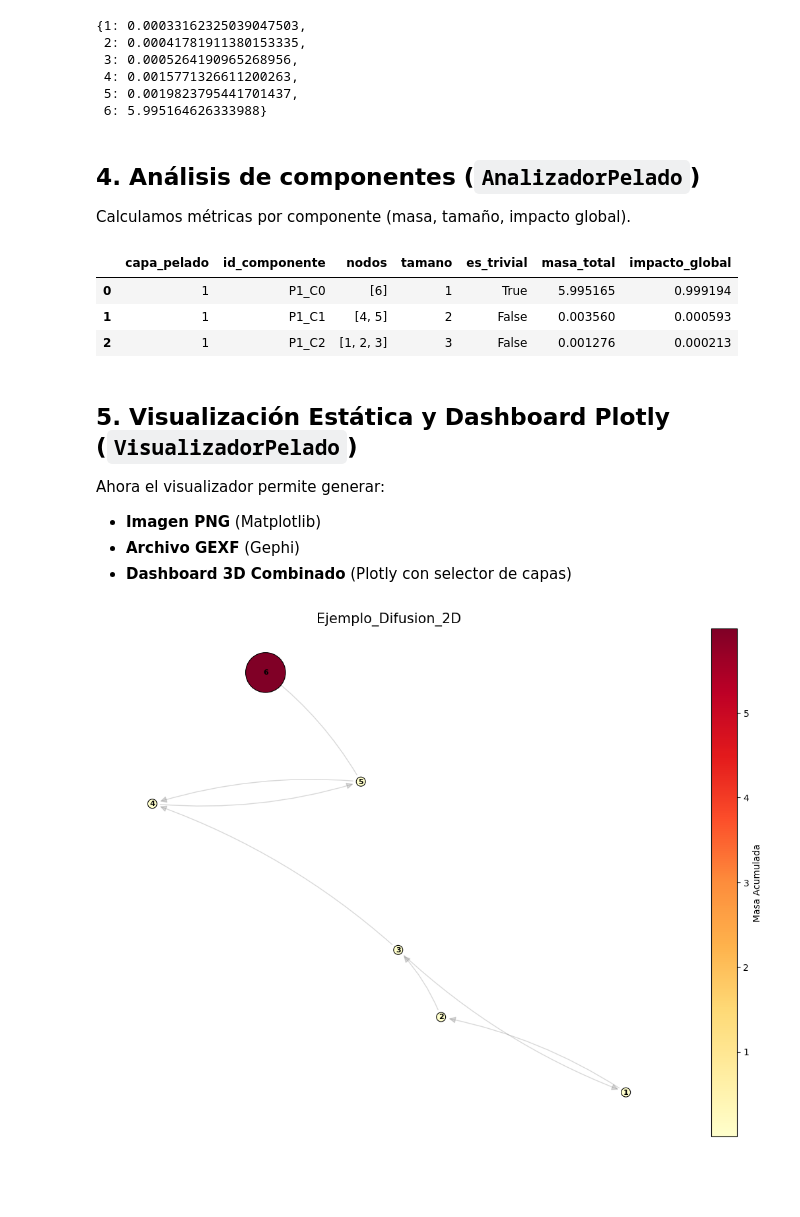
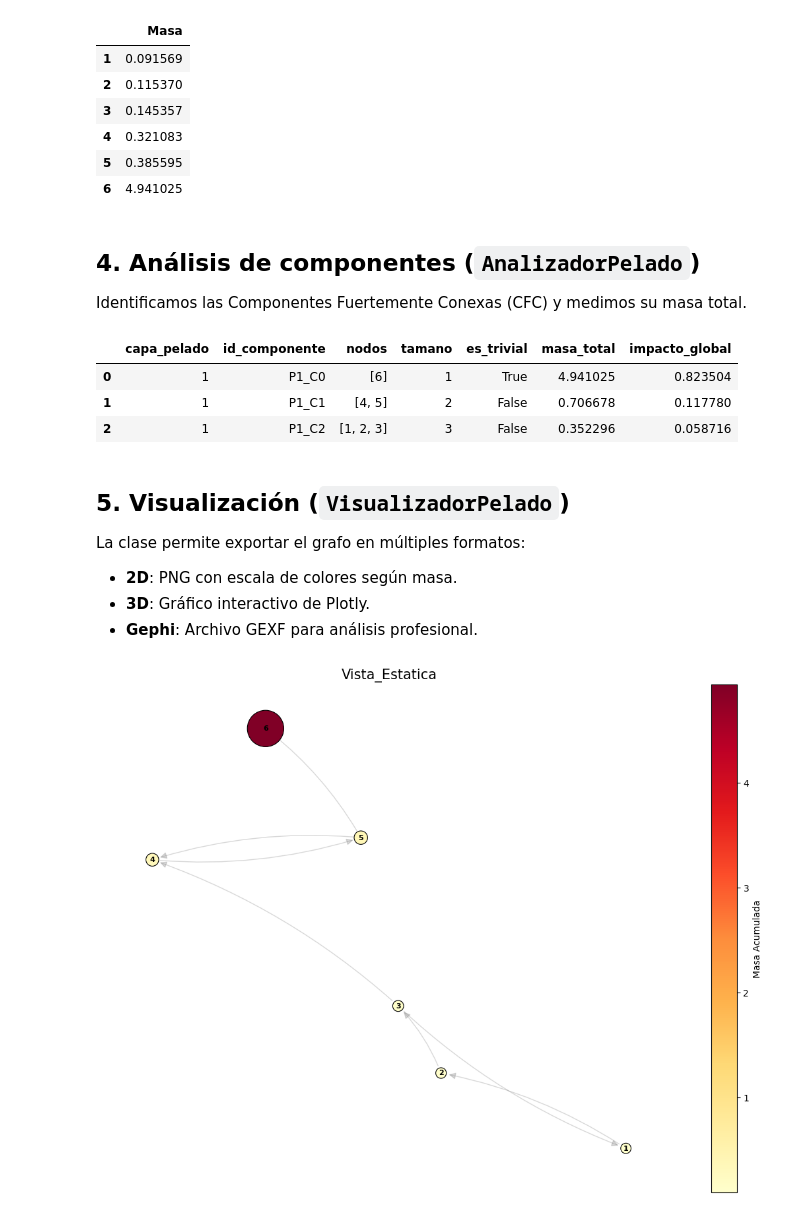
Before and after one commit to eliasmeana132/difusion_en_grafos, a Jupyter notebook: guia.ipynb, the cells around one changed output. Cells and saved outputs as stored; diff of their text form; code cells hidden in the pictures; blank space fills up the shorter version.

```diff
--- a/guia.ipynb
+++ b/guia.ipynb
@@ -32,16 +31,15 @@ y asignamos masa inicial a cada nodo.
 # %%
 G = nx.DiGraph()
-
-G.add_nodes_from(range(1, 7))
 G.add_edges_from([
-    (1, 2), (2, 3), (3, 1),
-    (3, 4),
-    (4, 5), (5, 4),
-    (5, 6)
+    (1, 2), (2, 3), (3, 1), # Ciclo 1
+    (3, 4),                 # Puente
+    (4, 5), (5, 4),         # Ciclo 2
+    (5, 6)                  # Sumidero
 ])
 
+# Inicializar masa
 for n in G.nodes():
     G.nodes[n]['val'] = 1.0
 
-G
+print(f"Grafo creado con {G.number_of_nodes()} nodos.")
 # %% [output]
@@ -53,19 +51,21 @@ El motor redistribuye la masa de cada nodo entre sus vecinos.
 # %%
-motor = MotorDifusion(G, tasa_difusion=0.7)
-motor.ejecutar(iteraciones=50)
+motor = MotorDifusion(G, tasa_difusion=0.5)
+motor.ejecutar(iteraciones=20)
 
-nx.get_node_attributes(G, 'val')
+# Ver masa acumulada tras difusión
+pd.Series(nx.get_node_attributes(G, 'val'), name="Masa").to_frame()
 # %% [output]
-{1: 0.00033162325039047503,
- 2: 0.00041781911380153335,
- 3: 0.0005264190965268956,
- 4: 0.0015771326611200263,
- 5: 0.0019823795441701437,
- 6: 5.995164626333988}
+|  | Masa |
+| 1 | 0.091569 |
+| 2 | 0.115370 |
+| 3 | 0.145357 |
+| 4 | 0.321083 |
+| 5 | 0.385595 |
+| 6 | 4.941025 |
 # %% [markdown]
 ## 4. Análisis de componentes (`AnalizadorPelado`)
 
-Calculamos métricas por componente (masa, tamaño, impacto global).
+Identificamos las Componentes Fuertemente Conexas (CFC) y medimos su masa total.
 # %%
 metricas = AnalizadorPelado.obtener_metricas_cfc(
     G,
@@ -76,32 +76,33 @@ metricas = AnalizadorPelado.obtener_metricas_cfc(
 pd.DataFrame(metricas)
 # %% [output]
 |  | capa_pelado | id_componente | nodos | tamano | es_trivial | masa_total | impacto_global |
-| 0 | 1 | P1_C0 | [6] | 1 | True | 5.995165 | 0.999194 |
-| 1 | 1 | P1_C1 | [4, 5] | 2 | False | 0.003560 | 0.000593 |
-| 2 | 1 | P1_C2 | [1, 2, 3] | 3 | False | 0.001276 | 0.000213 |
+| 0 | 1 | P1_C0 | [6] | 1 | True | 4.941025 | 0.823504 |
+| 1 | 1 | P1_C1 | [4, 5] | 2 | False | 0.706678 | 0.117780 |
+| 2 | 1 | P1_C2 | [1, 2, 3] | 3 | False | 0.352296 | 0.058716 |
 # %% [markdown]
-## 5. Visualización Estática y Dashboard Plotly (`VisualizadorPelado`)
+## 5. Visualización (`VisualizadorPelado`)
 
-Ahora el visualizador permite generar:
-- **Imagen PNG** (Matplotlib)
-- **Archivo GEXF** (Gephi)
-- **Dashboard 3D Combinado** (Plotly con selector de capas)
+La clase permite exportar el grafo en múltiples formatos:
+- **2D**: PNG con escala de colores según masa.
+- **3D**: Gráfico interactivo de Plotly.
+- **Gephi**: Archivo GEXF para análisis profesional.
 # %%
-# Renderizado estático tradicional
+ruta = "test_notebook"
+
+# Renderizado 2D
 VisualizadorPelado.renderizar(
     G,
-    titulo="Ejemplo_Difusion_2D",
-    ruta_base="salida_demo",
-    exportar_gephi=True,
+    titulo="Vista_Estatica",
+    ruta_base=ruta,
     mostrar_grafico=True
 )
 
-# NUEVO: Dashboard 3D Interactivo Combinado (Todas las capas en un solo gráfico)
+# Renderizado 3D Interactivo (Genera un archivo HTML)
 VisualizadorPelado.renderizar_3d(
     G,
-    titulo="Dashboard_Difusion_3D",
-    ruta_base="salida_demo"
+    titulo="Vista_Interactiva_3D",
+    ruta_base=ruta
 )
 # %% [output]
-[figure, old version]
+[figure, new version]
 # %% [markdown]
```
Also changed, not shown: parts of 10 cells of this notebook, 7 other files.
